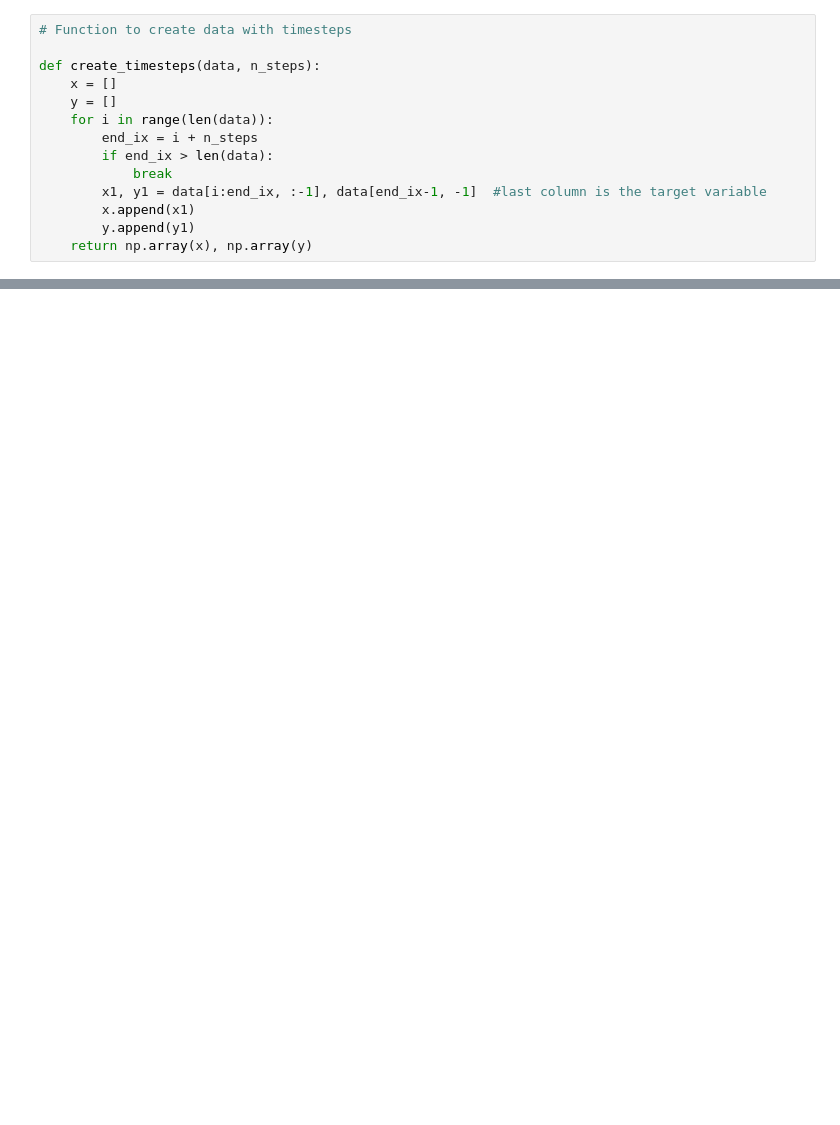
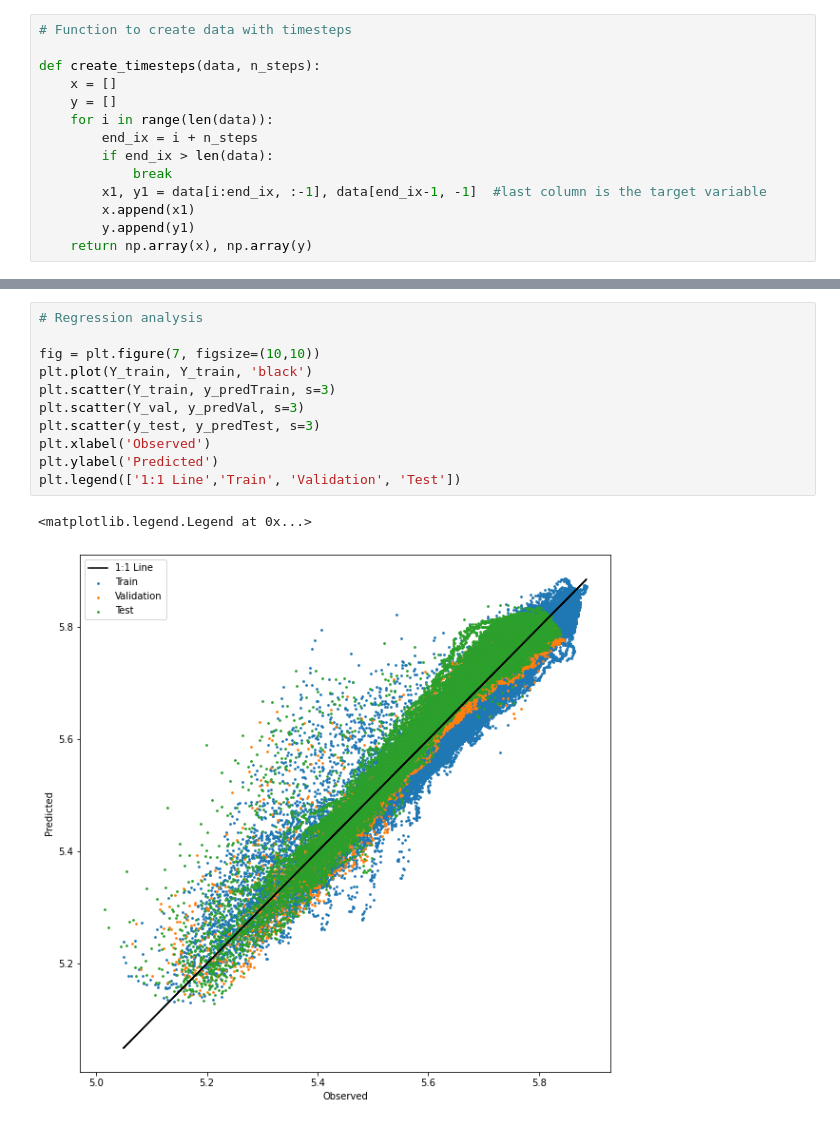
Before and after one commit to vrushaligirkar/Labquake-Prediction, a Jupyter notebook: DeepLearning/mlp_unfilt.ipynb, the cells around one changed output, grey strips where cells are left out. Saved outputs shown, nothing was run; the diff lists cells and outputs as text; blank space fills up the shorter version.

```diff
--- a/DeepLearning/mlp_unfilt.ipynb
+++ b/DeepLearning/mlp_unfilt.ipynb
@@ -220,0 +239,14 @@ Text(0.5, 1.0, '5000 Samples, Testing Data')
+# %%
+# Regression analysis
+
+fig = plt.figure(7, figsize=(10,10))
+plt.plot(Y_train, Y_train, 'black')
+plt.scatter(Y_train, y_predTrain, s=3)
+plt.scatter(Y_val, y_predVal, s=3)
+plt.scatter(y_test, y_predTest, s=3)
+plt.xlabel('Observed')
+plt.ylabel('Predicted')
+plt.legend(['1:1 Line','Train', 'Validation', 'Test'])
+# %% [output]
+<matplotlib.legend.Legend at 0x...>
+[figure, added]
```
Also changed, not shown: parts of 12 cells of this notebook.
